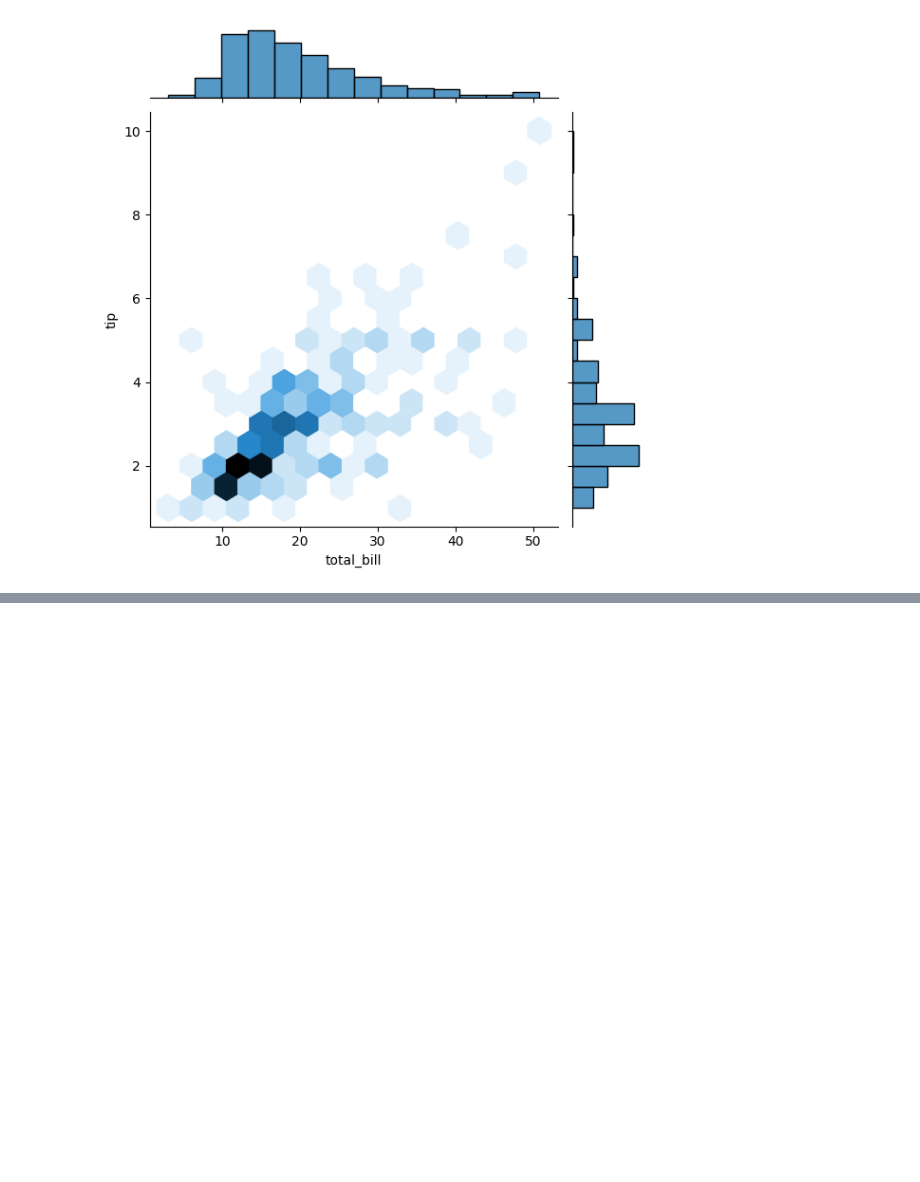
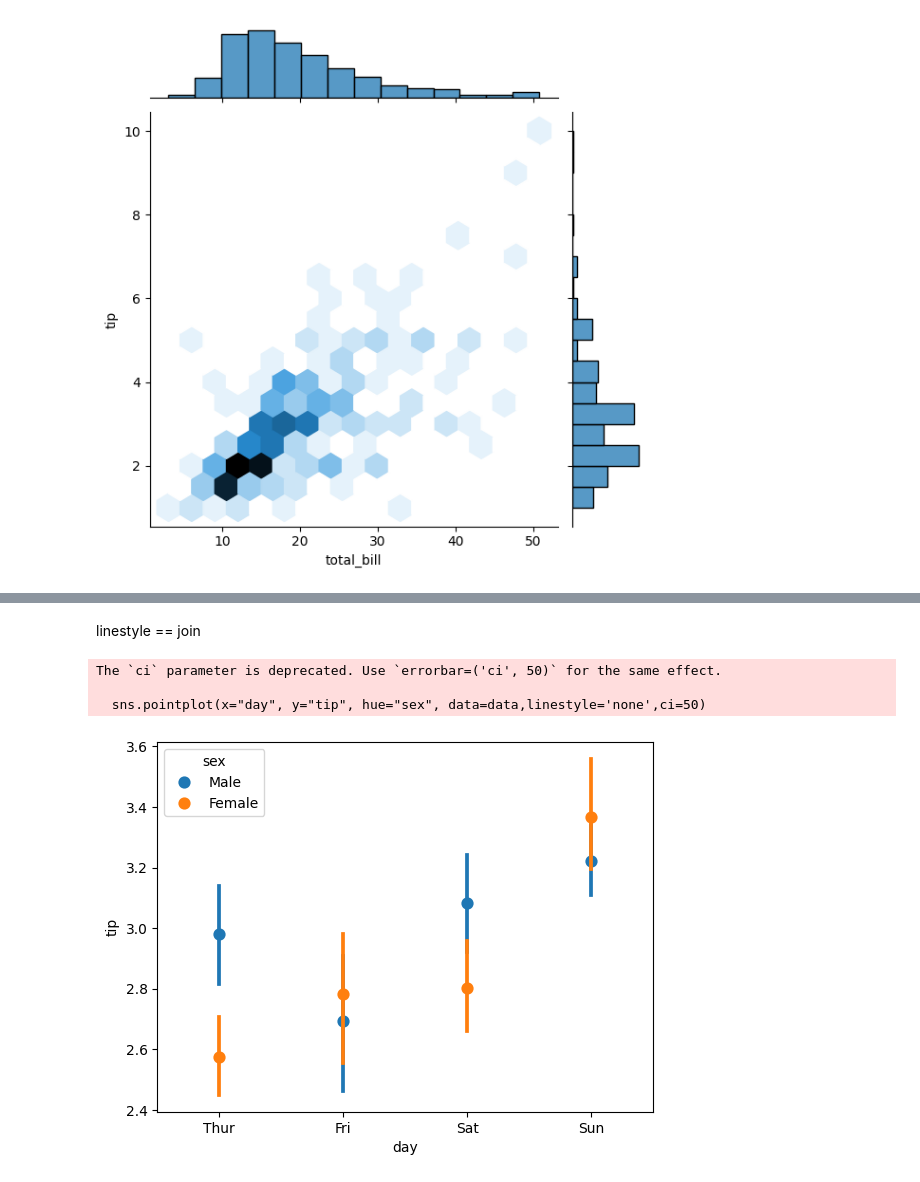
Before and after one commit to MithunKumarRajak/Machine-Learning, a Jupyter notebook: Seaborn/Distribution_Plots.ipynb, the cells around one changed output, grey strips where cells are left out. Cells and saved outputs as stored; diff of their text form; code cells hidden in the pictures; blank space fills up the shorter version.

```diff
--- a/Seaborn/Distribution_Plots.ipynb
+++ b/Seaborn/Distribution_Plots.ipynb
@@ -117,0 +129,10 @@ plt.show()
+# %% [markdown]
+linestyle == join
+# %%
+sns.pointplot(x="day", y="tip", hue="sex", data=data,linestyle='none',ci=50)
+plt.show()
+# %% [output]
+The `ci` parameter is deprecated. Use `errorbar=('ci', 50)` for the same effect.
+
+  sns.pointplot(x="day", y="tip", hue="sex", data=data,linestyle='none',ci=50)
+[figure, added]
```
Also changed, not shown: parts of 10 cells of this notebook.
